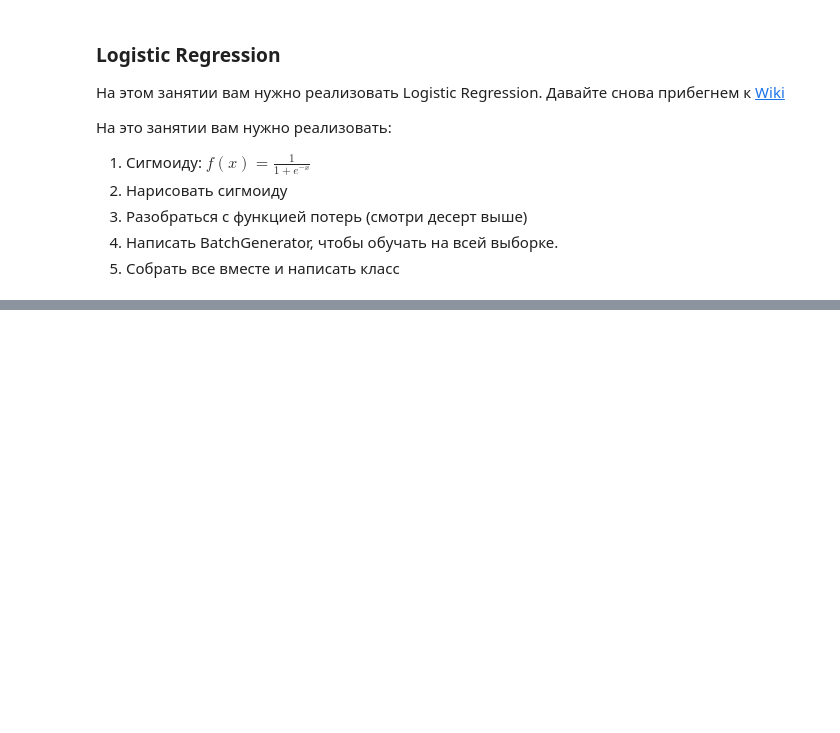
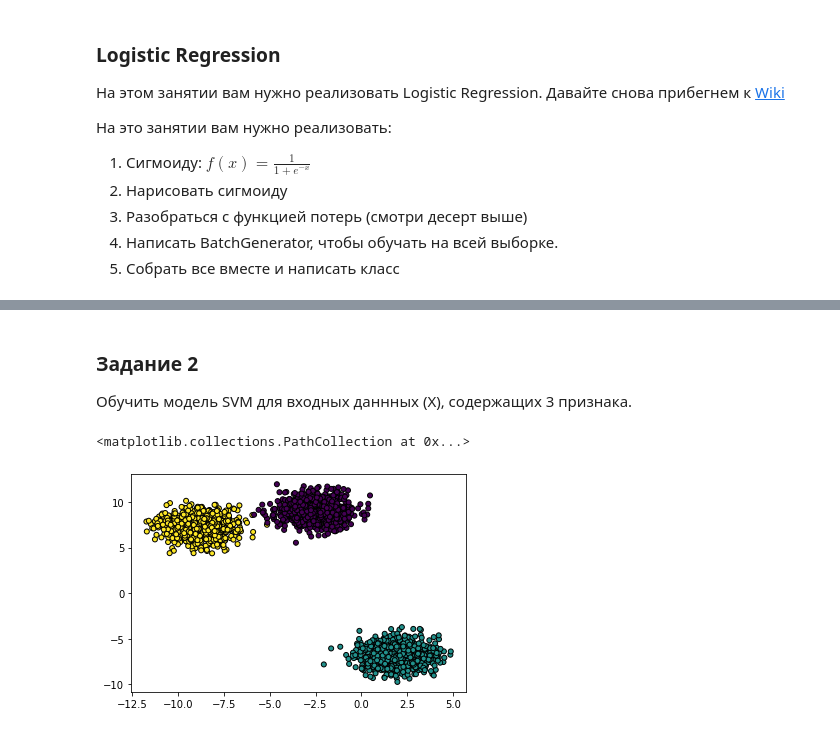
Before and after one commit to YaZlob/itcubeAI, a Jupyter notebook: Classic_alg.ipynb, the cells around one changed output, grey strips where cells are left out. Saved outputs shown, nothing was run; the diff lists cells and outputs as text; code cells hidden in the pictures; blank space fills up the shorter version.

```diff
--- a/Classic_alg.ipynb
+++ b/Classic_alg.ipynb
@@ -458,0 +535,11 @@ plt.show()
+# %% [markdown]
+### Задание 2 ###
+Обучить модель SVM для входных даннных (X), содержащих 3 признака.
+# %%
+X, y = datasets.make_blobs(n_samples=10000, n_features=3, centers=3, random_state=42)
+y = y[:, np.newaxis]
+X_train, X_test, y_train, y_test = train_test_split(X, y, random_state=42)
+plt.scatter(X_test[:, 0], X_test[:, 1], marker="o", c=y_test, s=25, edgecolor="k")
+# %% [output]
+<matplotlib.collections.PathCollection at 0x...>
+[figure, added]
```
Also changed, not shown: parts of 18 cells of this notebook.
